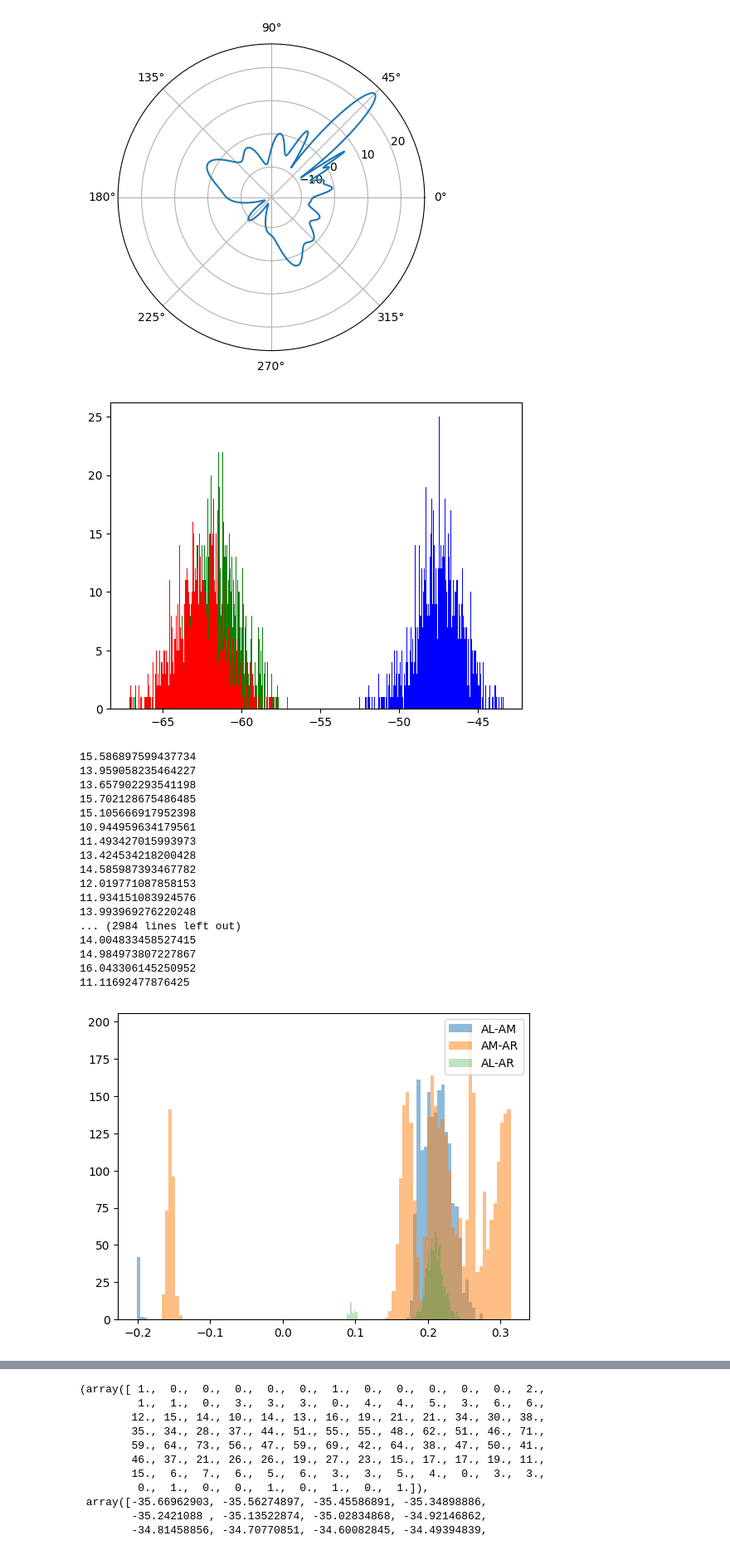
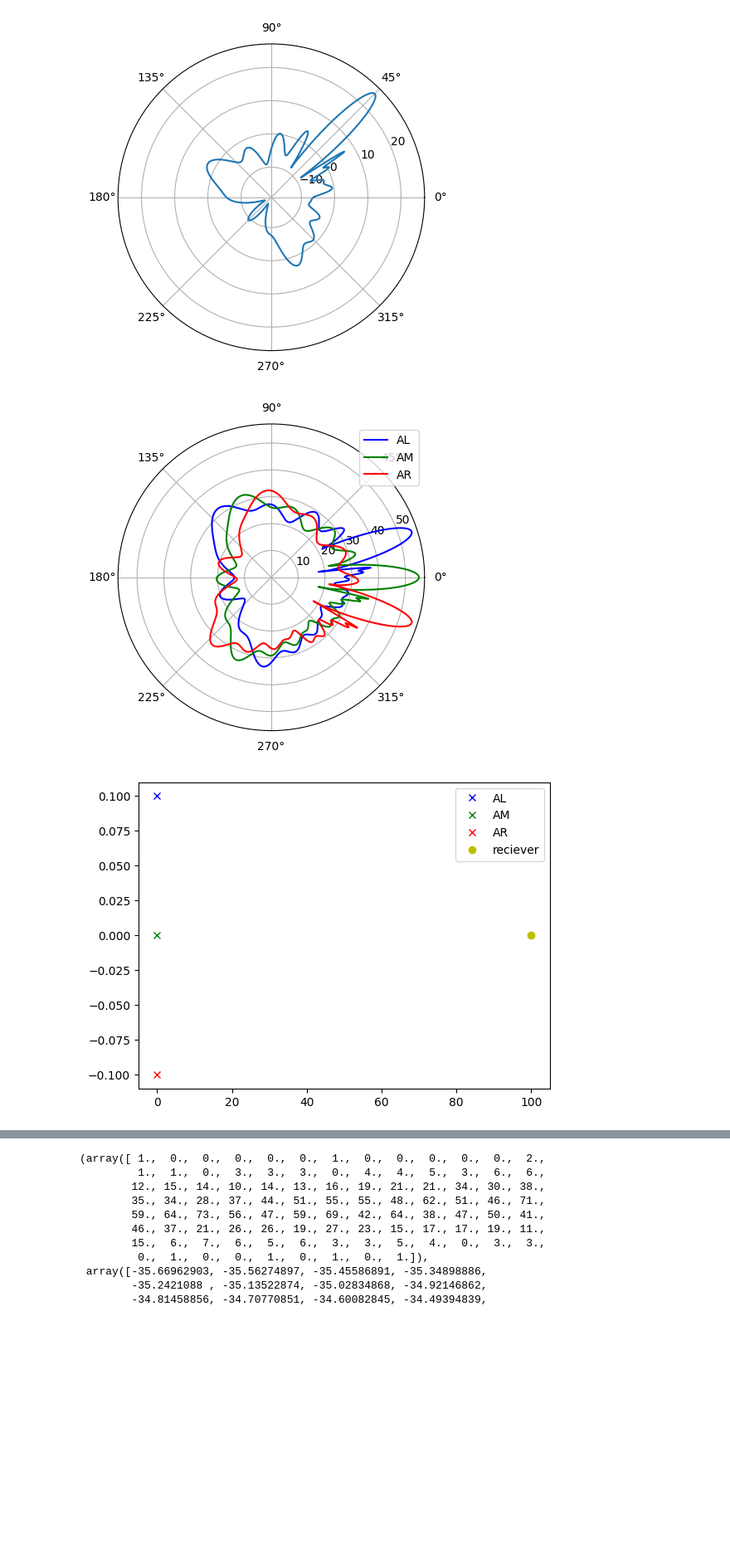
Before and after one commit to Aplefen1/BeeTrackingDiss, a Jupyter notebook: Angle Probability/tests.ipynb, the cells around one changed output, grey strips where cells are left out. Shown at 83% size. Drawn from its saved outputs; the diff is of its cells as text; code cells hidden in the pictures; blank space fills up the shorter version.

```diff
--- a/Angle Probability/tests.ipynb
+++ b/Angle Probability/tests.ipynb
@@ -128,43 +128,21 @@ ax.plot(thetas,gain(p,thetas-(np.pi/4)))
 # %%
 from Antenna import Antenna
 from Array import Array
 from Model import Model
 
 import pandas as pd
 import scipy.io
 import numpy as np
 import matplotlib.pyplot as plt
 %matplotlib inline
 
-
-model = Model(np.pi/10,200)
-model.test_estimation()
-
-model = Model(np.pi/15,200)
-model.test_estimation()
-
-model = Model(np.pi/20,200)
-model.test_estimation()
-
-model = Model(0,200)
-model.test_estimation()
+m = Model(0,100)
+m.polar_plot()
+m.spatial_plot()
+m.plot_recieved_signals()
+m.plot_all_mono_pairs(-np.pi/2,np.pi/2)
+m.difference_distributions()
+m.all_probability_distributions()
 # %% [output]
-[figure, old version]
+[figure, new version]
-15.586897599437734
-13.959058235464227
-13.657902293541198
-15.702128675486485
-15.105666917952398
-10.944959634179561
-11.493427015993973
-13.424534218200428
-14.585987393467782
-12.019771087858153
-11.934151083924576
-13.993969276220248
-... (2984 lines left out)
-14.004833458527415
-14.984973807227867
-16.043306145250952
-11.11692477876425
-[figure, old version]
+[figure, new version]
```
Also changed, not shown: parts of 3 cells of this notebook, 11 other files.
